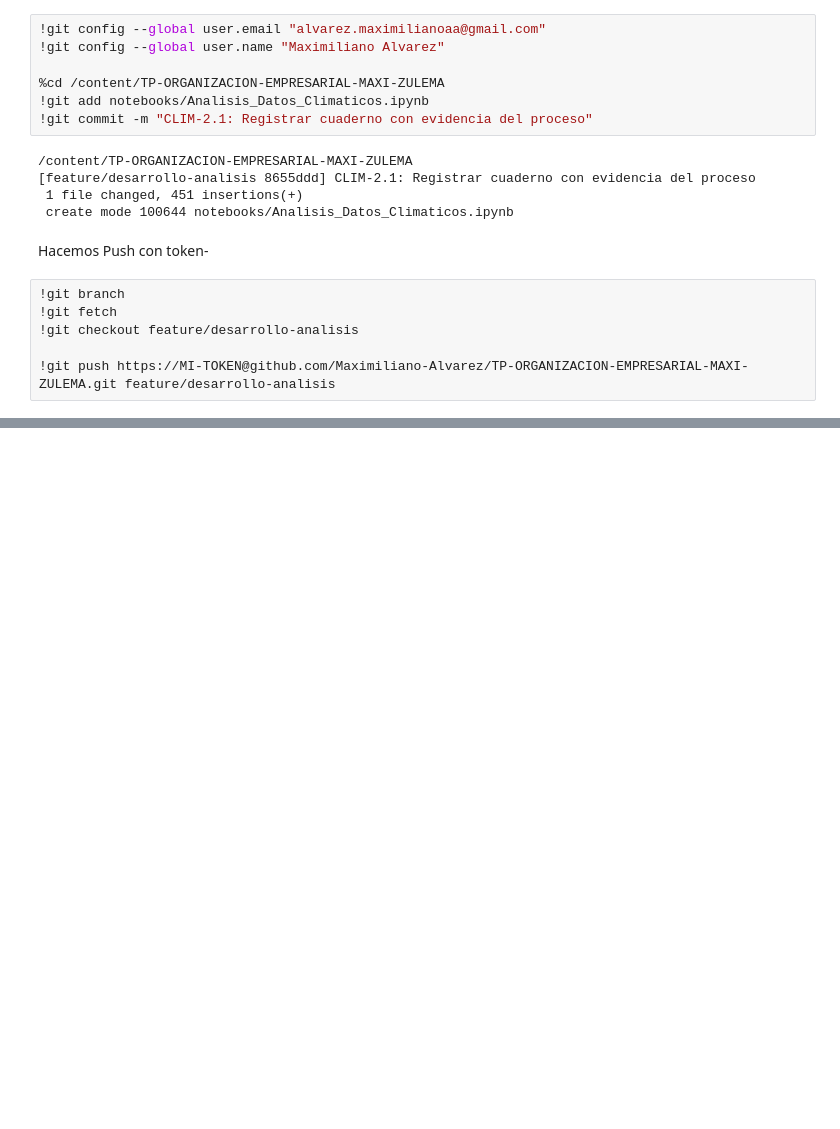
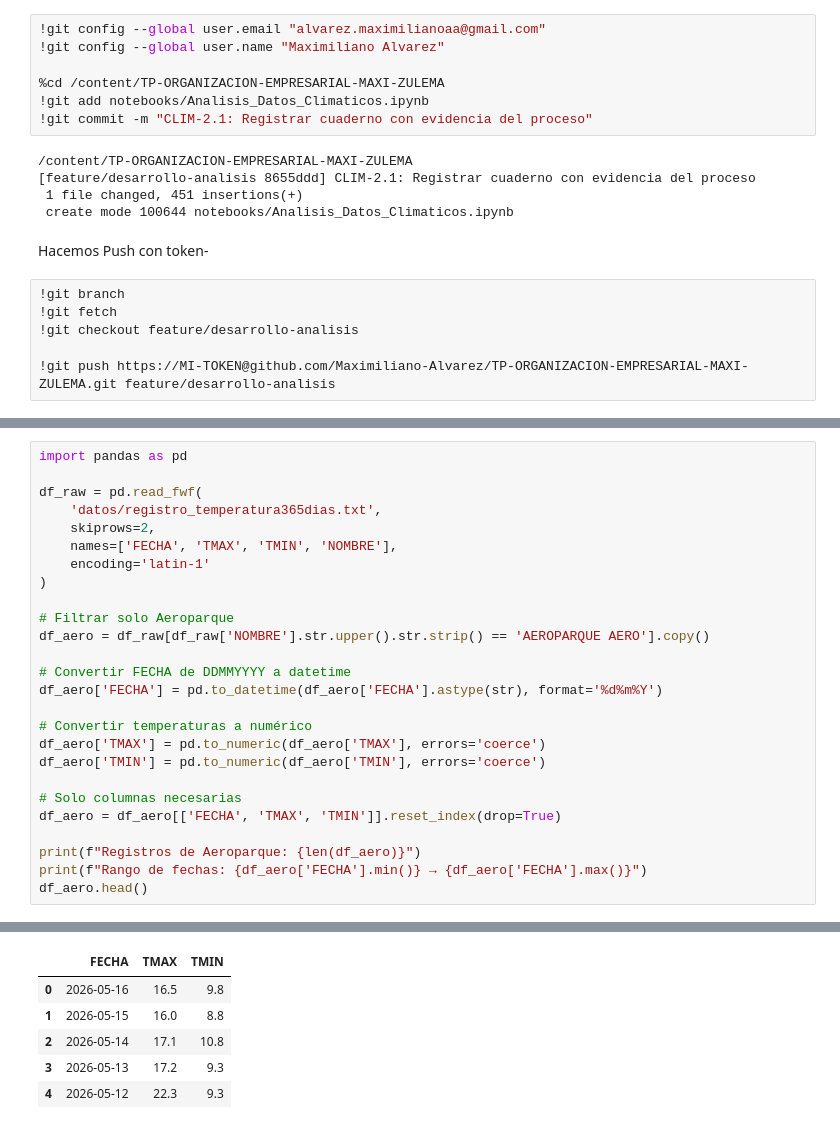
Before and after one commit to Maximiliano-Alvarez/TP-ORGANIZACION-EMPRESARIAL-MAXI-ZULEMA, a Jupyter notebook: notebooks/Analisis_Datos_Climaticos.ipynb, the cells around one changed output, grey strips where cells are left out. Saved outputs shown, nothing was run; the diff lists cells and outputs as text; blank space fills up the shorter version.

```diff
--- a/notebooks/Analisis_Datos_Climaticos.ipynb
+++ b/notebooks/Analisis_Datos_Climaticos.ipynb
@@ -104,0 +111,27 @@ Hacemos Push con token-
+# %%
+import pandas as pd
+
+df_raw = pd.read_fwf(
+    'datos/registro_temperatura365dias.txt',
+    skiprows=2,
+    names=['FECHA', 'TMAX', 'TMIN', 'NOMBRE'],
+    encoding='latin-1'
+)
+
+# Filtrar solo Aeroparque
+df_aero = df_raw[df_raw['NOMBRE'].str.upper().str.strip() == 'AEROPARQUE AERO'].copy()
+
+# Convertir FECHA de DDMMYYYY a datetime
+df_aero['FECHA'] = pd.to_datetime(df_aero['FECHA'].astype(str), format='%d%m%Y')
+
+# Convertir temperaturas a numérico
+df_aero['TMAX'] = pd.to_numeric(df_aero['TMAX'], errors='coerce')
+df_aero['TMIN'] = pd.to_numeric(df_aero['TMIN'], errors='coerce')
+
+# Solo columnas necesarias
+df_aero = df_aero[['FECHA', 'TMAX', 'TMIN']].reset_index(drop=True)
+
+print(f"Registros de Aeroparque: {len(df_aero)}")
+print(f"Rango de fechas: {df_aero['FECHA'].min()} → {df_aero['FECHA'].max()}")
+df_aero.head()
+# %% [output]
@@ -104,0 +140,6 @@ Hacemos Push con token-
+|  | FECHA | TMAX | TMIN |
+| 0 | 2026-05-16 | 16.5 | 9.8 |
+| 1 | 2026-05-15 | 16.0 | 8.8 |
+| 2 | 2026-05-14 | 17.1 | 10.8 |
+| 3 | 2026-05-13 | 17.2 | 9.3 |
+| 4 | 2026-05-12 | 22.3 | 9.3 |
```
Also changed, not shown: parts of 15 cells of this notebook.
